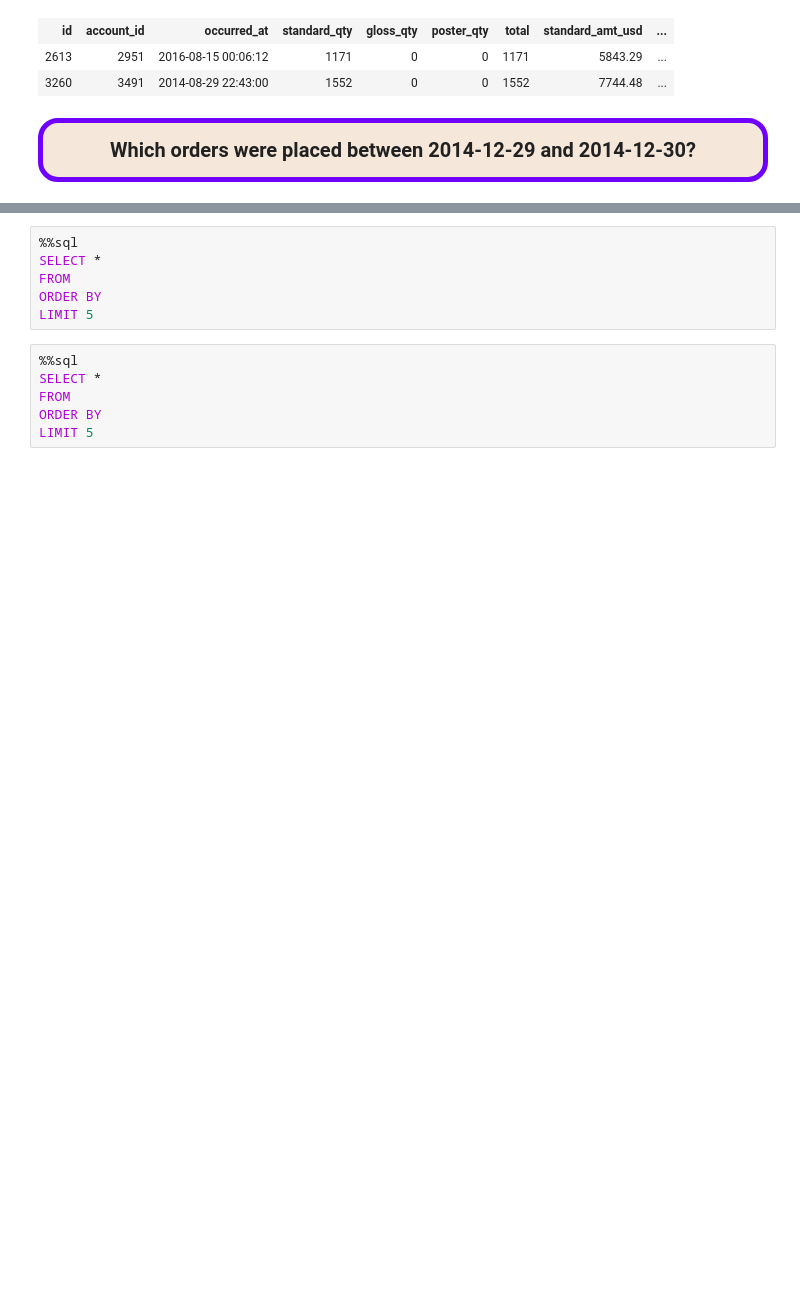
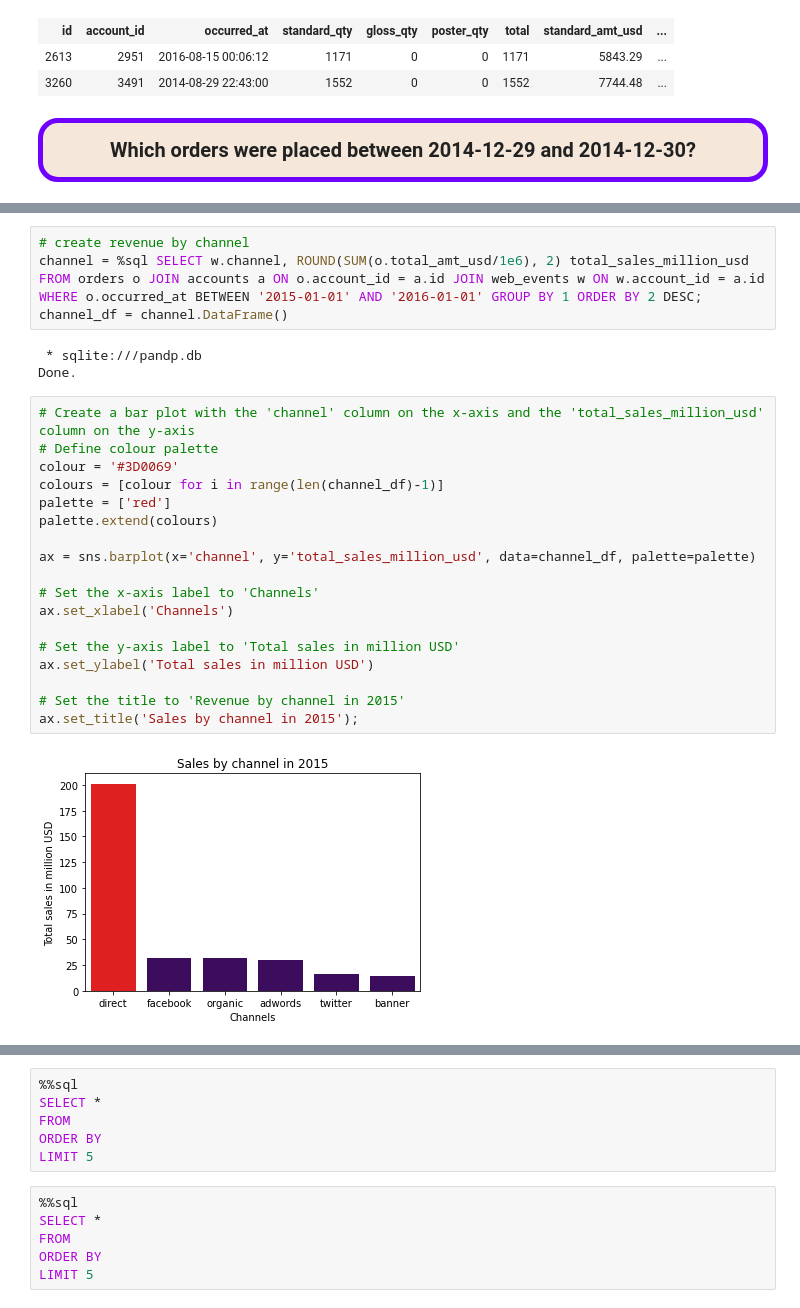
Before and after one commit to BuhariS/Interrogation-of-the-Parch-Posey-Database, a Jupyter notebook: Interrogation of the Parch & Posey Database.ipynb, the cells around one changed output, grey strips where cells are left out. Drawn from its saved outputs; the diff is of its cells as text; blank space fills up the shorter version.

Commit message:
feat: Added sales by channels and YoY charts

```diff
--- a/Interrogation of the Parch & Posey Database.ipynb
+++ b/Interrogation of the Parch & Posey Database.ipynb
@@ -208,0 +343,27 @@ Done.
+# %%
+# create revenue by channel
+channel = %sql SELECT w.channel, ROUND(SUM(o.total_amt_usd/1e6), 2) total_sales_million_usd FROM orders o JOIN accounts a ON o.account_id = a.id JOIN web_events w ON w.account_id = a.id WHERE o.occurred_at BETWEEN '2015-01-01' AND '2016-01-01' GROUP BY 1 ORDER BY 2 DESC;
+channel_df = channel.DataFrame()
+# %% [output]
+ * sqlite:///pandp.db
+Done.
+# %%
+# Create a bar plot with the 'channel' column on the x-axis and the 'total_sales_million_usd' column on the y-axis
+# Define colour palette
+colour = '#3D0069'
+colours = [colour for i in range(len(channel_df)-1)]
+palette = ['red']
+palette.extend(colours)
+
+ax = sns.barplot(x='channel', y='total_sales_million_usd', data=channel_df, palette=palette)
+
+# Set the x-axis label to 'Channels'
+ax.set_xlabel('Channels')
+
+# Set the y-axis label to 'Total sales in million USD'
+ax.set_ylabel('Total sales in million USD')
+
+# Set the title to 'Revenue by channel in 2015'
+ax.set_title('Sales by channel in 2015');
+# %% [output]
+[figure, added]
```
Also changed, not shown: parts of 24 cells of this notebook.
